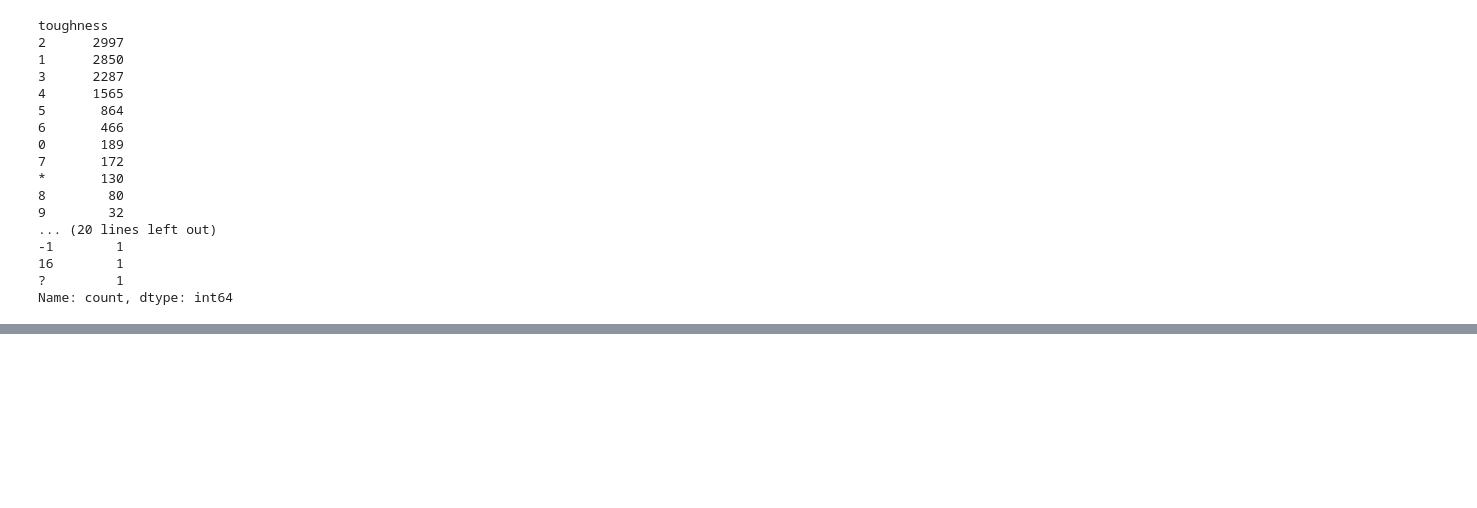
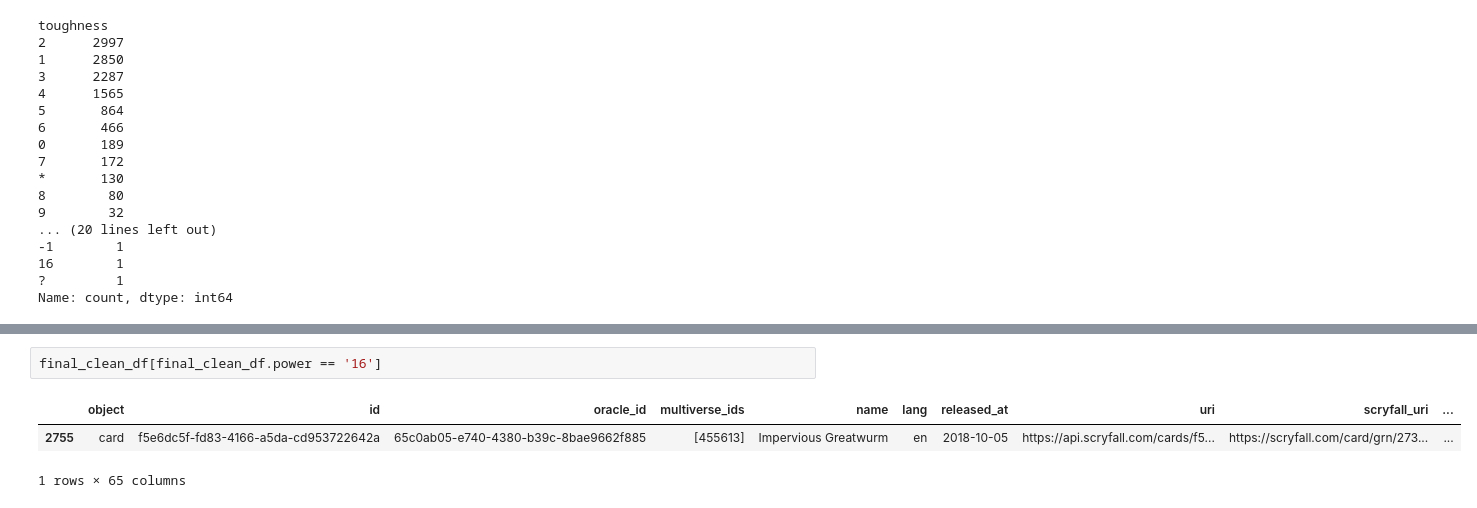
Before and after one commit to Mariodraghidicomodo/elaborato, a Jupyter notebook: progetto_data_scienze/codice/Some_Plots/Plot_final_df.ipynb, the cells around one changed output, grey strips where cells are left out. Saved outputs shown, nothing was run; the diff lists cells and outputs as text; blank space fills up the shorter version.

```diff
--- a/progetto_data_scienze/codice/Some_Plots/Plot_final_df.ipynb
+++ b/progetto_data_scienze/codice/Some_Plots/Plot_final_df.ipynb
@@ -320,0 +383,6 @@ Name: count, dtype: int64
+# %%
+final_clean_df[final_clean_df.power == '16']
+# %% [output]
+|  | object | id | oracle_id | multiverse_ids | name | lang | released_at | uri | scryfall_uri | ... |
+| 2755 | card | f5e6dc5f-fd83-4166-a5da-cd953722642a | 65c0ab05-e740-4380-b39c-8bae9662f885 | [455613] | Impervious Greatwurm | en | 2018-10-05 | https://api.scryfall.com/cards/f5... | https://scryfall.com/card/grn/273... | ... |
+1 rows × 65 columns
```
Also changed, not shown: parts of 5 cells of this notebook, 1 other file.
